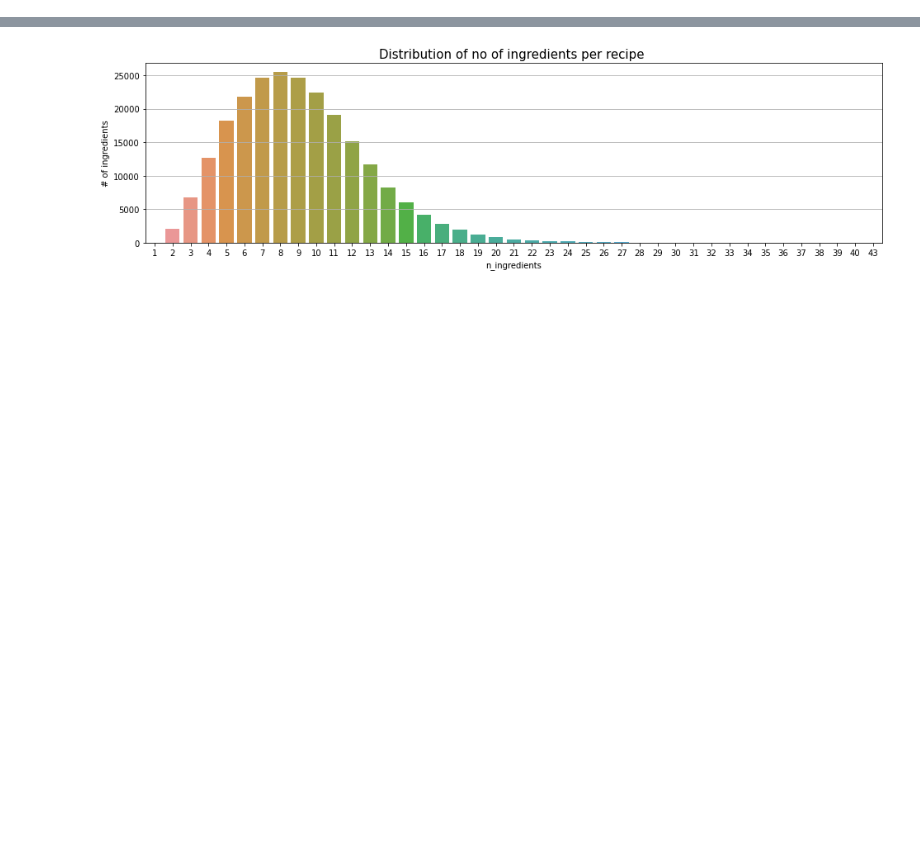
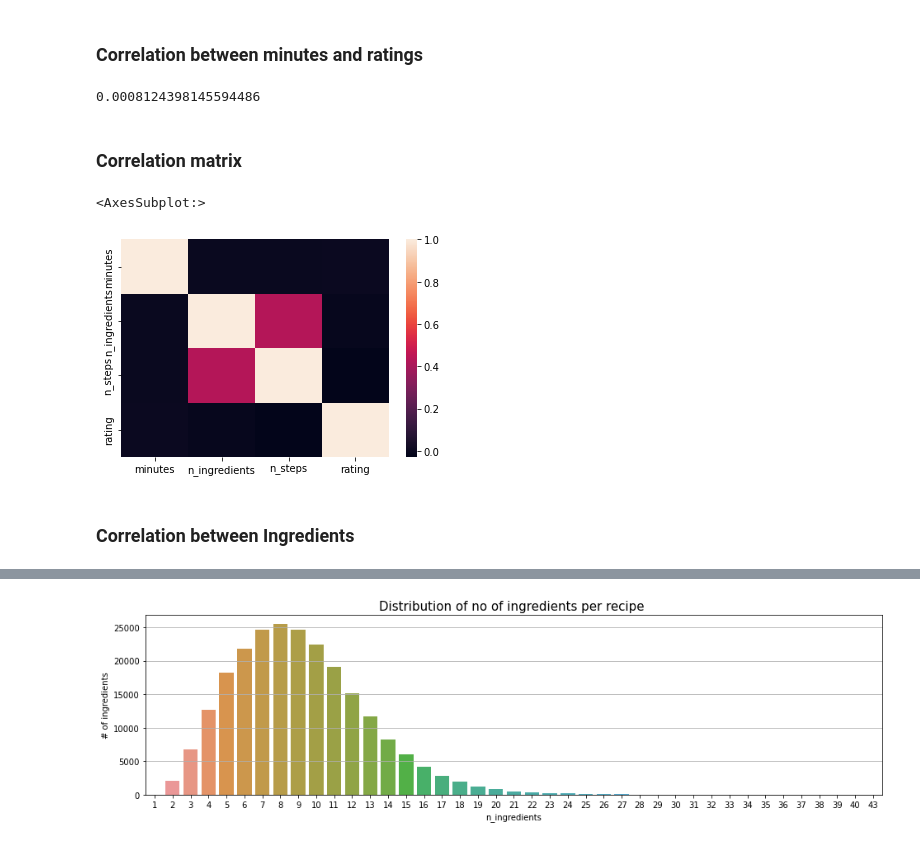
Before and after one commit to niranjan-ramesh/whats-cooking, a Jupyter notebook: EDA/EDA.ipynb, the cells around one changed output, grey strips where cells are left out. Cells and saved outputs as stored; diff of their text form; code cells hidden in the pictures; blank space fills up the shorter version.

```diff
--- a/EDA/EDA.ipynb
+++ b/EDA/EDA.ipynb
@@ -27,0 +64,6 @@ ratings_df.head()
+# %%
+average_ratings_df = ratings_df.copy()
+average_ratings_df = average_ratings_df[['recipe_id', 'rating']]
+average_ratings_df = average_ratings_df.groupby('recipe_id').agg({'rating':'mean'})
+average_ratings_df.reset_index(inplace=True)
+display(average_ratings_df)
@@ -27,0 +104,5 @@ ratings_df.head()
+# %%
+raw_recipes_df = recipes_df.copy()
+raw_recipes_df = raw_recipes_df.rename({"id":"recipe_id"}, axis=1)
+merged_recipes_df = pd.merge(raw_recipes_df, average_ratings_df, on="recipe_id")
+display(merged_recipes_df)
@@ -27,0 +247,5 @@ ratings_df.head()
+# %%
+corr_df = merged_recipes_df.copy()
+corr_df = corr_df[['recipe_id','minutes','n_ingredients','n_steps','rating']]
+corr_df.set_index('recipe_id')
+display(corr_df)
@@ -27,0 +266,18 @@ ratings_df.head()
+# %% [markdown]
+### Correlation between minutes and ratings
+# %%
+correlation = corr_df['rating'].corr(corr_df['minutes'])
+print(correlation)
+# %% [output]
+0.0008124398145594486
+# %% [markdown]
+### Correlation matrix
+# %%
+heatmap_df = corr_df.copy()
+heatmap_df = heatmap_df.drop('recipe_id', axis=1)
+sns.heatmap(heatmap_df.corr())
+# %% [output]
+<AxesSubplot:>
+[figure, added]
+# %% [markdown]
+### Correlation between Ingredients
```
Also changed, not shown: parts of 43 cells of this notebook.
